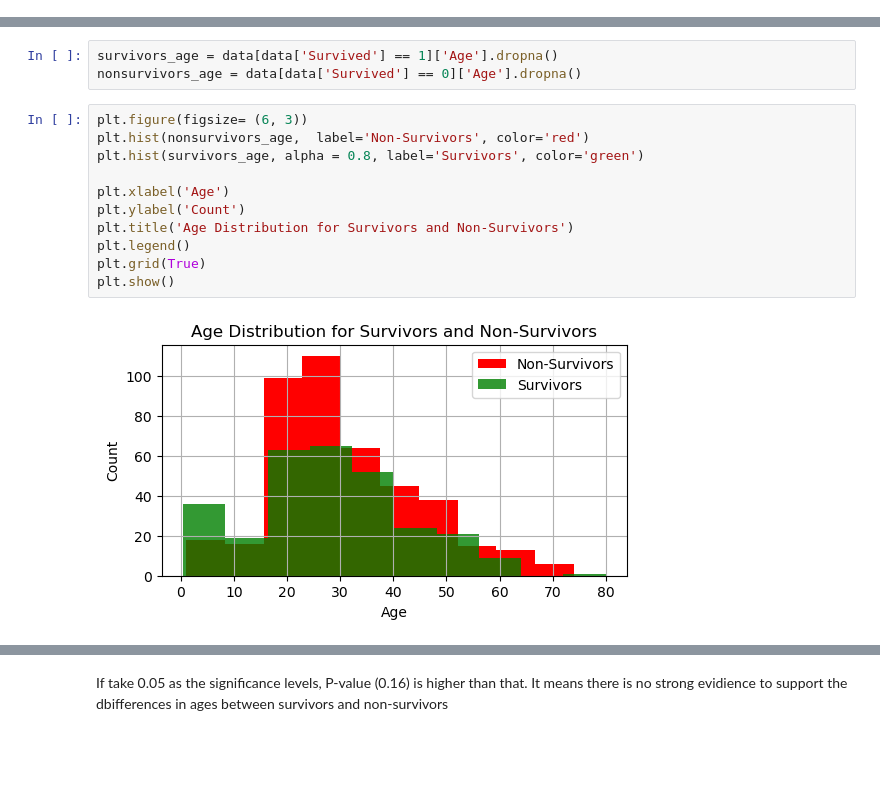
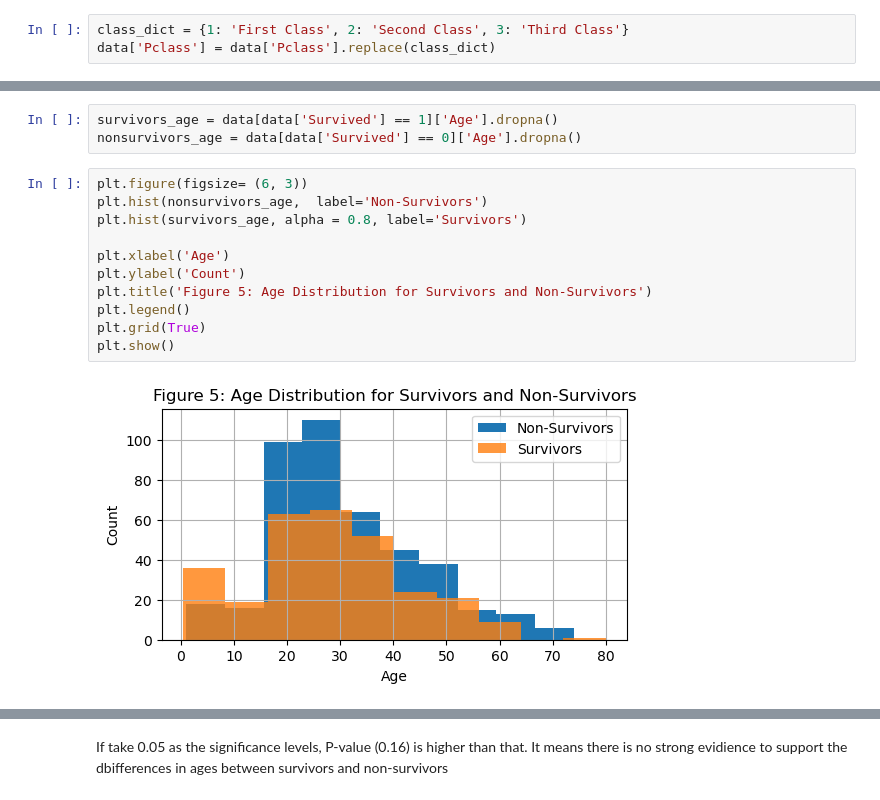
Before and after one commit to andynth13/Titanic-EDA, a Jupyter notebook: Notebook/Assignment_3_Part_2.ipynb, the cells around one changed output, grey strips where cells are left out. Drawn from its saved outputs; the diff is of its cells as text; blank space fills up the shorter version.

```diff
--- a/Notebook/Assignment_3_Part_2.ipynb
+++ b/Notebook/Assignment_3_Part_2.ipynb
@@ -76,0 +96,3 @@ import seaborn as sns
+# %%
+class_dict = {1: 'First Class', 2: 'Second Class', 3: 'Third Class'}
+data['Pclass'] = data['Pclass'].replace(class_dict)
@@ -165,16 +189,16 @@ survivors_age = data[data['Survived'] == 1]['Age'].dropna()
 nonsurvivors_age = data[data['Survived'] == 0]['Age'].dropna()
 # %%
 plt.figure(figsize= (6, 3))
-plt.hist(nonsurvivors_age,  label='Non-Survivors', color='red')
-plt.hist(survivors_age, alpha = 0.8, label='Survivors', color='green')
+plt.hist(nonsurvivors_age,  label='Non-Survivors')
+plt.hist(survivors_age, alpha = 0.8, label='Survivors')
 
 plt.xlabel('Age')
 plt.ylabel('Count')
-plt.title('Age Distribution for Survivors and Non-Survivors')
+plt.title('Figure 5: Age Distribution for Survivors and Non-Survivors')
 plt.legend()
 plt.grid(True)
 plt.show()
 # %% [output]
-[figure, old version]
+[figure, new version]
 # %%
 from scipy import stats
```
Also changed, not shown: parts of 28 cells of this notebook.
